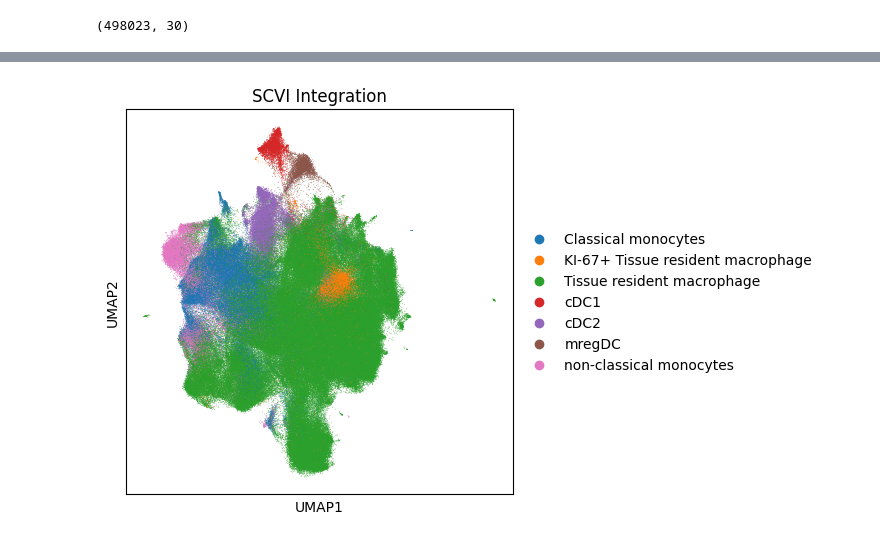
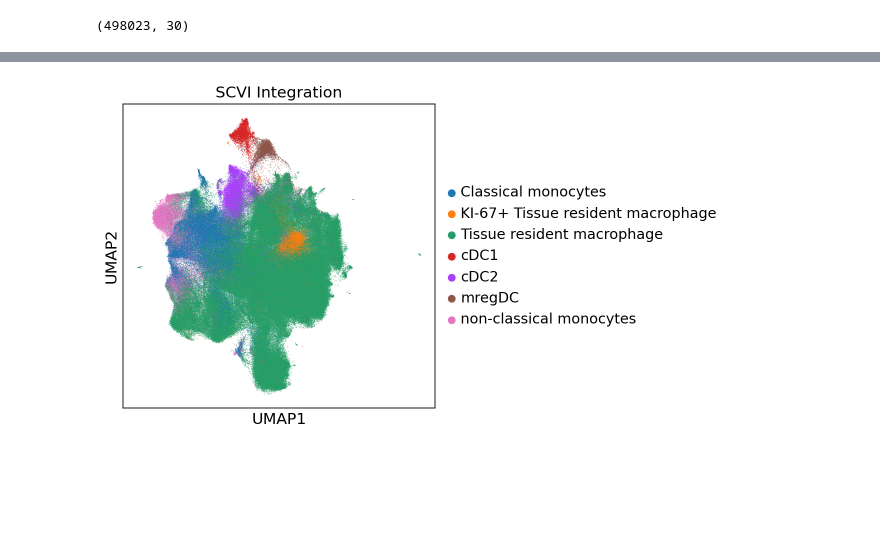
Before and after one commit to tuonglab/Nikita-project, a Jupyter notebook: notebooks/2025-05-01_scvi-comparison.ipynb, the cells around one changed output, grey strips where cells are left out. Drawn from its saved outputs; the diff is of its cells as text; code cells hidden in the pictures; blank space fills up the shorter version.

```diff
--- a/notebooks/2025-05-01_scvi-comparison.ipynb
+++ b/notebooks/2025-05-01_scvi-comparison.ipynb
@@ -48,6 +48,8 @@ AnnData object with n_obs × n_vars = 498023 × 1268
 data_harmony.obsm["X_pca_harmony"].shape
 # %% [output]
 (498023, 60)
+# %%
+sc.set_figure_params(dpi=80, dpi_save=700, vector_friendly=True, format='svg')
 # %%
 with plt.rc_context({"figure.figsize": (5, 5)}):
     sc.pl.umap(data_harmony,
@@ -84,5 +88,6 @@ with plt.rc_context({"figure.figsize": (5, 5)}):
     sc.pl.umap(data_scvi,
             color="NR_annotations_simple",
             size=1,
-            title="SCVI Integration")
+            title="SCVI Integration",
+            save="Harmony-scvi-compare-SCViUMAP.svg")
 # %% [output]
@@ -89 +95 @@ with plt.rc_context({"figure.figsize": (5, 5)}):
-[figure, old version]
+[figure, new version]
```
Also changed, not shown: parts of 6 cells of this notebook, 2 other files.
